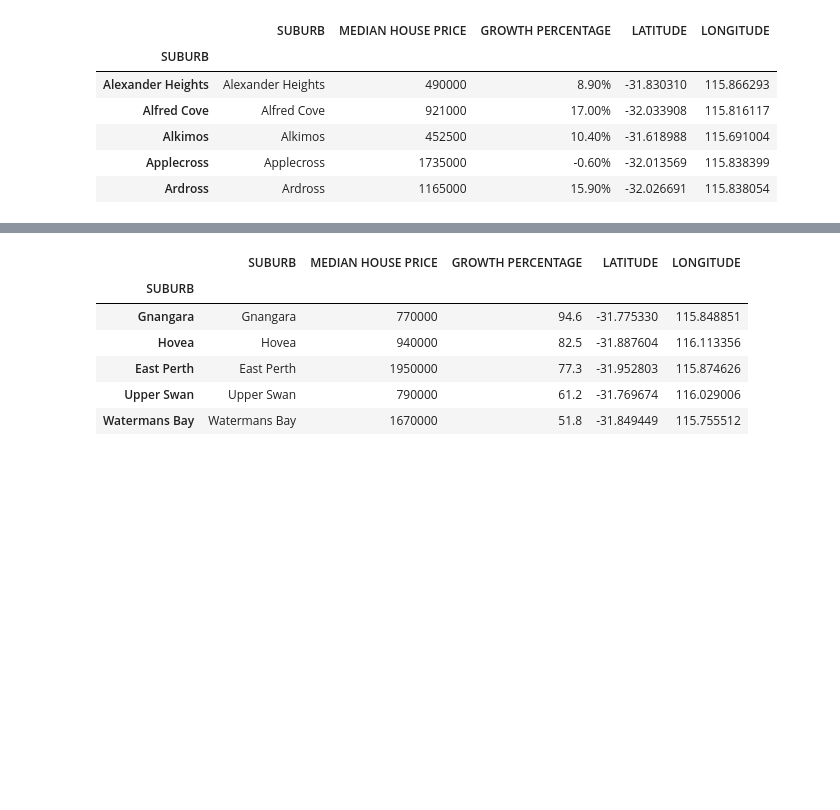
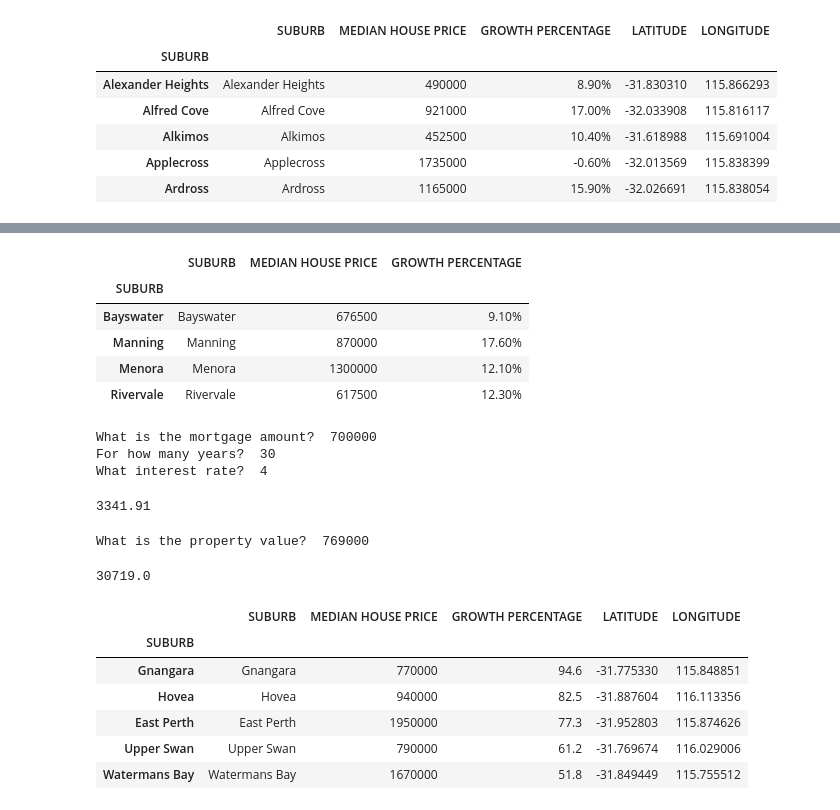
Before and after one commit to Swerdna14/Project-1-Group-1, a Jupyter notebook: project_masterfile.ipynb, the cells around one changed output, grey strips where cells are left out. Saved outputs shown, nothing was run; the diff lists cells and outputs as text; code cells hidden in the pictures; blank space fills up the shorter version.

```diff
--- a/project_masterfile.ipynb
+++ b/project_masterfile.ipynb
@@ -197,5 +275,40 @@ What is the property value?  258000
+# %%
+#Creating an empty list
+temp_list2 = {}
+#Loading the suburb which the property is located in.
+temp_list2 = client2['SUBURB']
+#Printing the median price and the growth rate of the property.
+display(price_df[price_df['SUBURB'].isin(temp_list2)])
+# %% [output]
+|  | SUBURB | MEDIAN HOUSE PRICE | GROWTH PERCENTAGE |
+| SUBURB |  |  |  |
+| Bayswater | Bayswater | 676500 | 9.10% |
+| Manning | Manning | 870000 | 17.60% |
+| Menora | Menora | 1300000 | 12.10% |
+| Rivervale | Rivervale | 617500 | 12.30% |
 # %%
-#Calculators
+#Collecting clients mortgage details.
+#Requesting client the loan amount
+mortgate_amount=int(input('What is the mortgage amount? '))
+#Enquiring clint of the duration to repay the loan
+no_of_years=int(input('For how many years? '))
+#Collecting the intrest rate information from the bank
+intrest_rate=int(input('What interest rate? '))
+#Calling the function to provide the monthly repayment
+mortgagecalculator(mortgate_amount,no_of_years,intrest_rate)
+# %% [output]
+What is the mortgage amount?  700000
+For how many years?  30
+What interest rate?  4
+3341.91
+# %%
+#Entering the property value dynamically.
+property_value=int(input('What is the property value? '))
+#Calling the function definition to calculate the property_value
+stampdutycalculator(property_value)
+# %% [output]
+What is the property value?  769000
+30719.0
 # %%
 #A couple of analysis questions including: If you had unlimited money, where would be the best value for money for an investment price per land area etc
 
```
Also changed, not shown: parts of 18 cells of this notebook.
